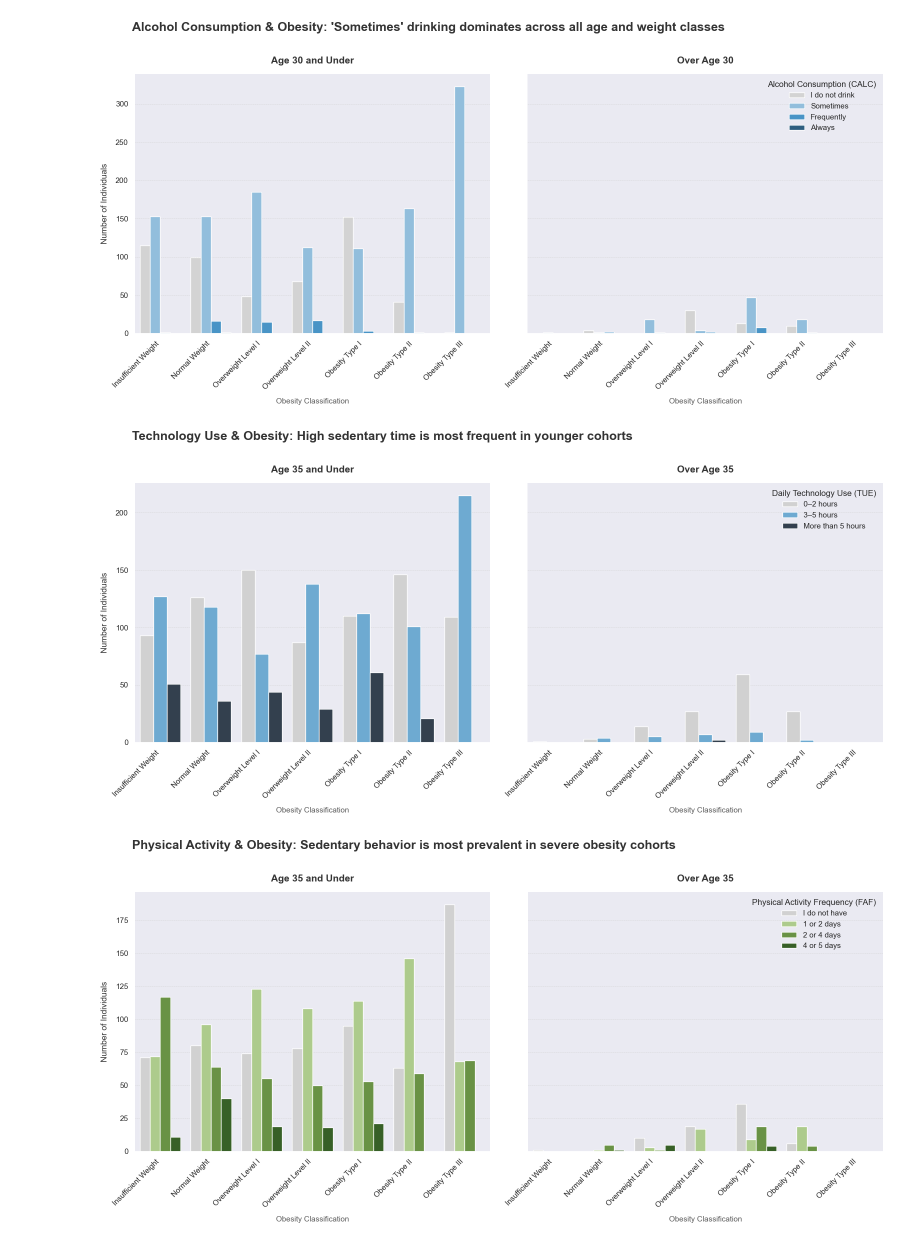
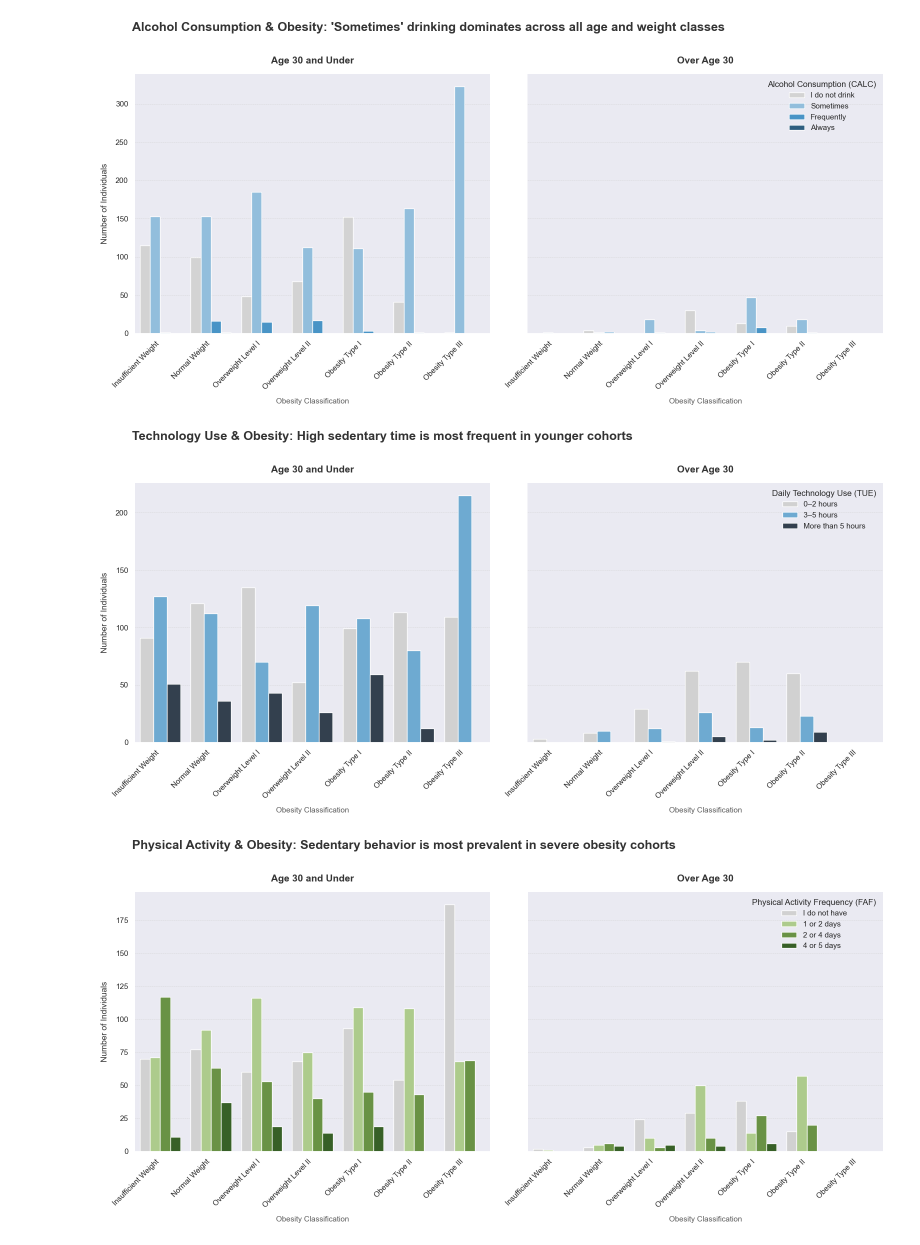
Before and after one commit to wadieabbas/Module-B-semester-2, a Jupyter notebook: OMDS-ModB2-Week4-Abbas-Wadie.ipynb, the cells around one changed output. Saved outputs shown, nothing was run; the diff lists cells and outputs as text; code cells hidden in the pictures.

```diff
--- a/OMDS-ModB2-Week4-Abbas-Wadie.ipynb
+++ b/OMDS-ModB2-Week4-Abbas-Wadie.ipynb
@@ -744,8 +744,8 @@ tue_mapping = {0: '0–2 hours', 1: '3–5 hours', 2: 'More than 5 hours'}
 obesity_df['TUE_Label'] = obesity_df['TUE'].map(tue_mapping)
 
 # Create two separate dataframes for our subplots
-df_under_35 = obesity_df[obesity_df['Age'] <= 35]
-df_over_35 = obesity_df[obesity_df['Age'] > 35]
+df_under_30 = obesity_df[obesity_df['Age'] <= 30]
+df_over_30 = obesity_df[obesity_df['Age'] > 30]
 
 # --- 2. COLOR PALETTE & ORDERING ---
 # Use a sequential blue-to-indigo palette to represent increasing sedentary time
@@ -766,9 +766,9 @@ tue_order = ['0–2 hours', '3–5 hours', 'More than 5 hours']
 fig, axes = plt.subplots(1, 2, figsize=(16, 8), sharey=True)
 
 # --- 4. CREATE THE PLOT (VERTICAL) ---
-# Plot 1: 35 and Under
+# Plot 1: 30 and Under
 sns.countplot(
-    data=df_under_35,
+    data=df_under_30,
     x='Obesity_Class',
     hue='TUE_Label',
     palette=tue_palette,
@@ -777,9 +777,9 @@ sns.countplot(
     ax=axes[0]
 )
 
-# Plot 2: Over 35
+# Plot 2: Over 30
 sns.countplot(
-    data=df_over_35,
+    data=df_over_30,
     x='Obesity_Class',
     hue='TUE_Label',
     palette=tue_palette,
@@ -809,8 +809,8 @@ axes[1].legend(
 )
 
 # --- 7. TITLES ---
-axes[0].set_title("Age 35 and Under", fontsize=14, color='#333333', fontweight='bold', pad=15)
-axes[1].set_title("Over Age 35", fontsize=14, color='#333333', fontweight='bold', pad=15)
+axes[0].set_title("Age 30 and Under", fontsize=14, color='#333333', fontweight='bold', pad=15)
+axes[1].set_title("Over Age 30", fontsize=14, color='#333333', fontweight='bold', pad=15)
 
 fig.suptitle(
     "Technology Use & Obesity: High sedentary time is most frequent in younger cohorts",
@@ -825,7 +825,7 @@ plt.tight_layout()
 plt.subplots_adjust(top=0.85)
 plt.show()
 # %% [output]
-[figure, old version]
+[figure, new version]
 # %%
 # Preprocess FAF
 obesity_df['FAF'] = obesity_df.FAF.round()
@@ -835,8 +835,8 @@ faf_mapping = {0: 'I do not have', 1: '1 or 2 days', 2: '2 or 4 days', 3: '4 or
 obesity_df['FAF_Label'] = obesity_df['FAF'].map(faf_mapping)
 
 # Create two separate dataframes for our subplots (Split at Age 35)
-df_under_35 = obesity_df[obesity_df['Age'] <= 35]
-df_over_35 = obesity_df[obesity_df['Age'] > 35]
+df_under_30 = obesity_df[obesity_df['Age'] <= 30]
+df_over_30 = obesity_df[obesity_df['Age'] > 30]
 
 # --- 2. COLOR PALETTE & ORDERING ---
 # Using a green-themed sequential palette to represent increasing activity levels
@@ -859,9 +859,9 @@ faf_order = ['I do not have', '1 or 2 days', '2 or 4 days', '4 or 5 days']
 fig, axes = plt.subplots(1, 2, figsize=(16, 8), sharey=True)
 
 # --- 4. CREATE THE PLOTS (VERTICAL) ---
-# Plot 1: 35 and Under
+# Plot 1: 30 and Under
 sns.countplot(
-    data=df_under_35,
+    data=df_under_30,
     x='Obesity_Class',
     hue='FAF_Label',
     palette=faf_palette,
@@ -870,9 +870,9 @@ sns.countplot(
     ax=axes[0]
 )
 
-# Plot 2: Over 35
+# Plot 2: Over 30
 sns.countplot(
-    data=df_over_35,
+    data=df_over_30,
     x='Obesity_Class',
     hue='FAF_Label',
     palette=faf_palette,
@@ -897,33 +897,33 @@ for ax in axes:
 
 # --- 6. CLEAN UP LABELS & LEGENDS ---
 axes[0].set_ylabel("Number of Individuals", fontsize=12, color='#333333', labelpad=10)
 axes[1].set_ylabel("")
 
 # Single legend on the right plot to reduce redundancy
 axes[0].legend().remove()
 axes[1].legend(
     title="Physical Activity Frequency (FAF)",
     frameon=False,
     loc='upper right'
 )
 
 # --- 7. TITLES ---
-axes[0].set_title("Age 35 and Under", fontsize=14, color='#333333', fontweight='bold', pad=15)
-axes[1].set_title("Over Age 35", fontsize=14, color='#333333', fontweight='bold', pad=15)
+axes[0].set_title("Age 30 and Under", fontsize=14, color='#333333', fontweight='bold', pad=15)
+axes[1].set_title("Over Age 30", fontsize=14, color='#333333', fontweight='bold', pad=15)
 
 # Main Super Title
 fig.suptitle(
     "Physical Activity & Obesity: Sedentary behavior is most prevalent in severe obesity cohorts",
     fontsize=18,
     fontweight='bold',
     color='#333333',
     x=0.05,
     ha='left'
 )
 
 plt.tight_layout()
 # Adjust top margin so the suptitle doesn't overlap the plot content
 plt.subplots_adjust(top=0.85)
 plt.show()
 # %% [output]
-[figure, old version]
+[figure, new version]
```
Also changed, not shown: parts of 1 cell of this notebook, 1 other file.
